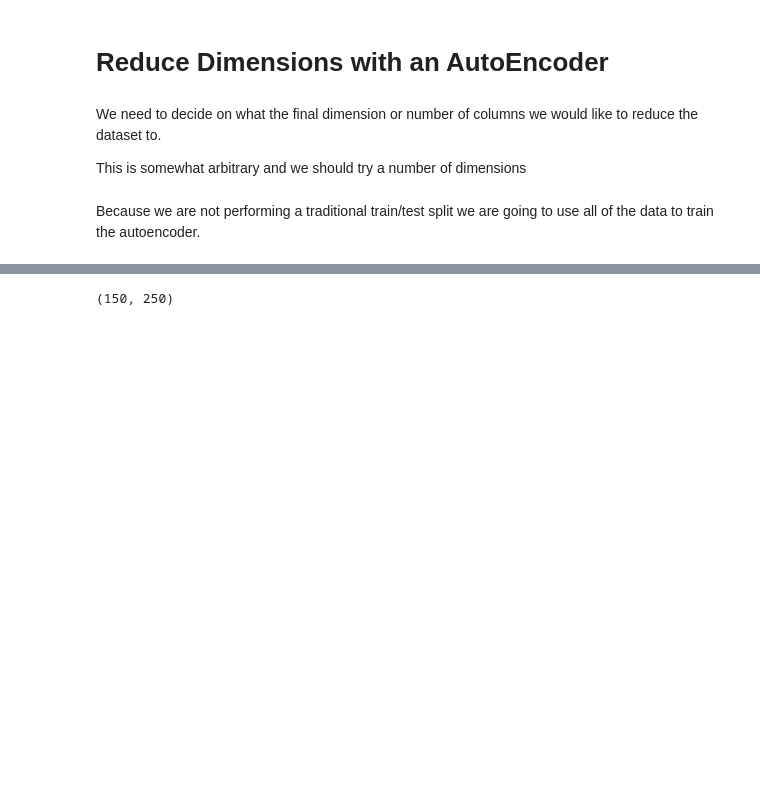
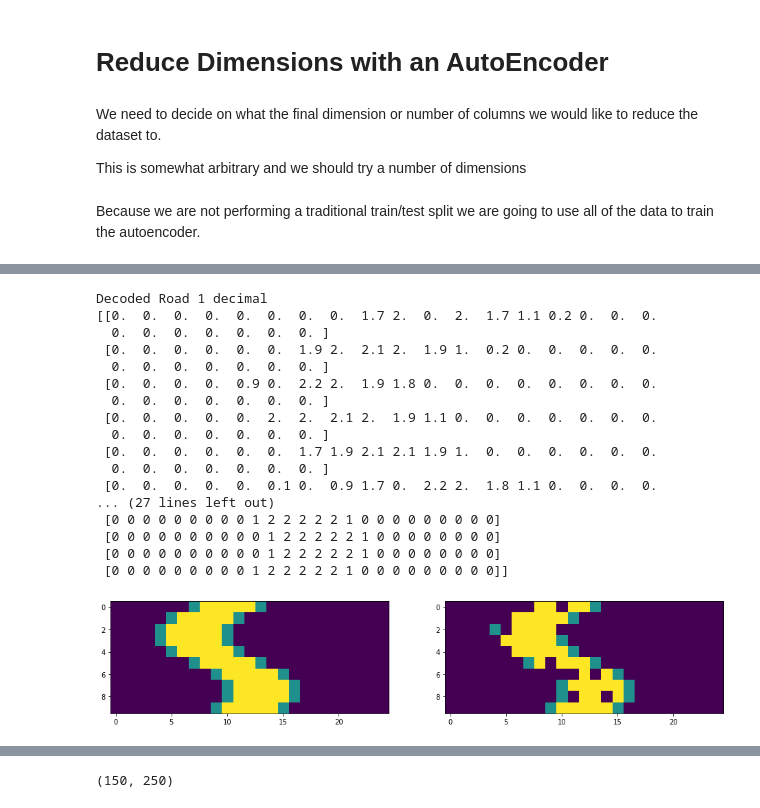
Before and after one commit to youngsoul/autoencoder-driving-data, a Jupyter notebook: OverviewNotebook.ipynb, the cells around one changed output, grey strips where cells are left out. Saved outputs shown, nothing was run; the diff lists cells and outputs as text; code cells hidden in the pictures; blank space fills up the shorter version.

```diff
--- a/OverviewNotebook.ipynb
+++ b/OverviewNotebook.ipynb
@@ -141,0 +187,21 @@ pd.DataFrame(autoencoder.history.history).plot()
+# %%
+show_autoencoder_results(45)
+# %% [output]
+Decoded Road 1 decimal
+[[0.  0.  0.  0.  0.  0.  0.  0.  1.7 2.  0.  2.  1.7 1.1 0.2 0.  0.  0.
+  0.  0.  0.  0.  0.  0.  0. ]
+ [0.  0.  0.  0.  0.  0.  1.9 2.  2.1 2.  1.9 1.  0.2 0.  0.  0.  0.  0.
+  0.  0.  0.  0.  0.  0.  0. ]
+ [0.  0.  0.  0.  0.9 0.  2.2 2.  1.9 1.8 0.  0.  0.  0.  0.  0.  0.  0.
+  0.  0.  0.  0.  0.  0.  0. ]
+ [0.  0.  0.  0.  0.  2.  2.  2.1 2.  1.9 1.1 0.  0.  0.  0.  0.  0.  0.
+  0.  0.  0.  0.  0.  0.  0. ]
+ [0.  0.  0.  0.  0.  0.  1.7 1.9 2.1 2.1 1.9 1.  0.  0.  0.  0.  0.  0.
+  0.  0.  0.  0.  0.  0.  0. ]
+ [0.  0.  0.  0.  0.  0.1 0.  0.9 1.7 0.  2.2 2.  1.8 1.1 0.  0.  0.  0.
+... (27 lines left out)
+ [0 0 0 0 0 0 0 0 0 1 2 2 2 2 2 1 0 0 0 0 0 0 0 0 0]
+ [0 0 0 0 0 0 0 0 0 0 1 2 2 2 2 2 1 0 0 0 0 0 0 0 0]
+ [0 0 0 0 0 0 0 0 0 0 1 2 2 2 2 2 1 0 0 0 0 0 0 0 0]
+ [0 0 0 0 0 0 0 0 0 1 2 2 2 2 2 1 0 0 0 0 0 0 0 0 0]]
+[figure, added]
```
Also changed, not shown: parts of 16 cells of this notebook, 13 other files.
